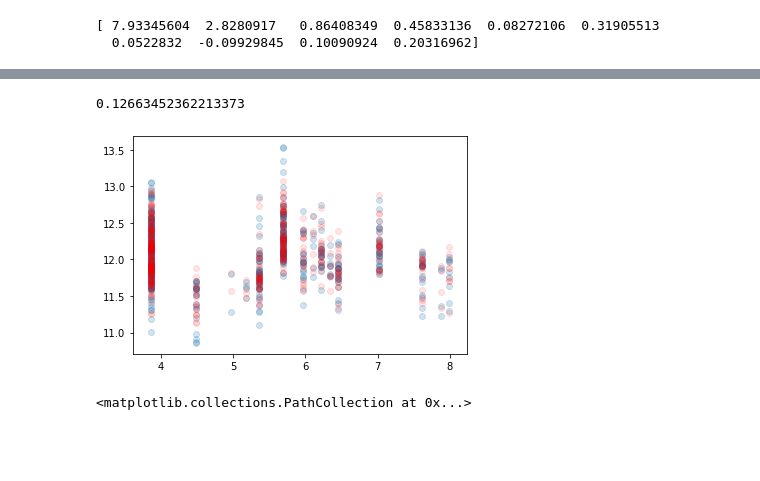
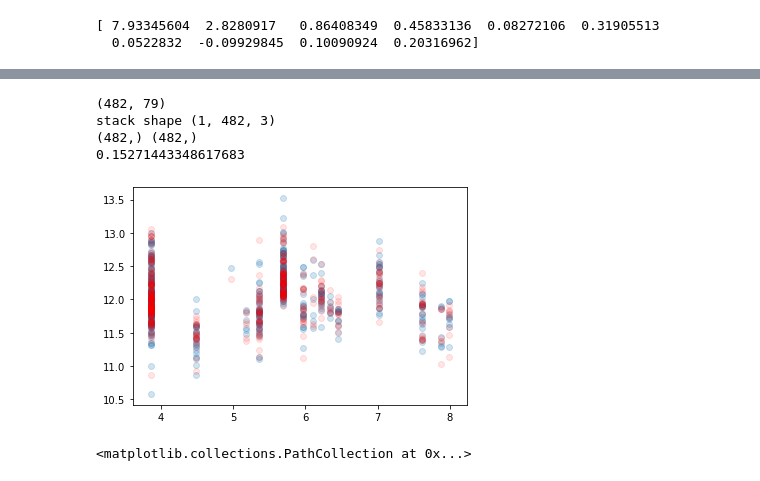
Before and after one commit to aneesh98/HousingPricePredictor, a Jupyter notebook: HPR.ipynb, the cells around one changed output, grey strips where cells are left out. Saved outputs shown, nothing was run; the diff lists cells and outputs as text; code cells hidden in the pictures; blank space fills up the shorter version.

Commit message:
Model Stacking Added [Number of Layers is 1]

```diff
--- a/HPR.ipynb
+++ b/HPR.ipynb
@@ -405,0 +356,38 @@ GradientBoostingRegressor(alpha=0.9, criterion='friedman_mse', init=None,
+# %%
+members = [rf, gbrt, xgrb]
+# %%
+def stacked_preds(members, inputX):
+  print(inputX.shape)
+  n_models = len(members)
+  stackX = None
+  for member in members:
+    yhat = member.predict(inputX)
+    if stackX is None:
+      stackX = yhat
+    else:
+      stackX = np.dstack((stackX, yhat))
+  return stackX.reshape(-1,n_models)
+# %%
+def make_predictions(test_data, members, upper_model):
+  print(test_data.shape)
+  stack = None
+  n_models = len(members)
+  for member in members:
+    ypred = member.predict(test_data)
+    if stack is None:
+      stack = ypred
+    else:
+      stack = np.dstack((stack, ypred))
+  print("stack shape", stack.shape)
+  preds = upper_model.predict(stack.reshape(-1,n_models))
+  return preds
+# %%
+from sklearn.linear_model import LinearRegression
+from sklearn.tree import DecisionTreeRegressor
+xgb_reg = RandomForestRegressor(n_estimators = 100)
+stack_p = stacked_preds(members, x_val)
+print(stack_p.shape)
+# plt.scatter(stack_p.T[0], stack_p.T[1])
+xgb_reg.fit(stack_p, y_val)
+test_preds = make_predictions(x_test, members, xgb_reg)
+# plt.scatter(y_test, test_preds)
@@ -480,14 +436,18 @@ for k in range(len(l)):
 print(len(req_cols), req_cols)
 # %%
 from sklearn.metrics import classification_report, confusion_matrix, accuracy_score, mean_squared_error
-y_preds = gbrt.predict(x_test)
+y_preds = make_predictions(x_test,members, xgb_reg)
+print(y_preds.shape, y_test.shape)
 mse = np.sqrt(mean_squared_error(y_test, y_preds))
 plt.scatter(x_test['MSSubClass'], y_test, alpha = 0.2)
 plt.scatter(x_test['MSSubClass'], y_preds, color = 'red', alpha = 0.1)
 print(mse)
 # %% [output]
-0.12663452362213373
+(482, 79)
+stack shape (1, 482, 3)
+(482,) (482,)
+0.15271443348617683
-[figure, old version]
+[figure, new version]
 # %%
 plt.scatter(y_test, y_preds)
 # %% [output]
```
Also changed, not shown: parts of 19 cells of this notebook.
